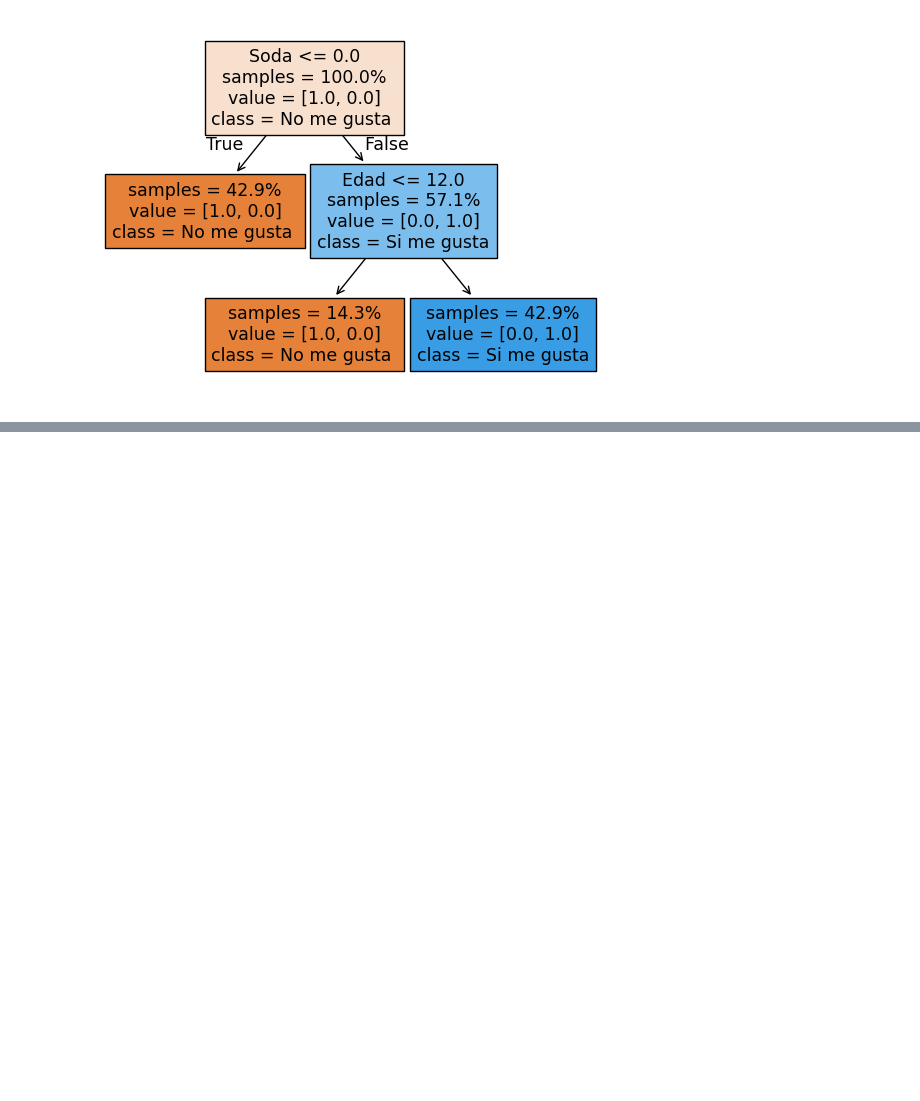
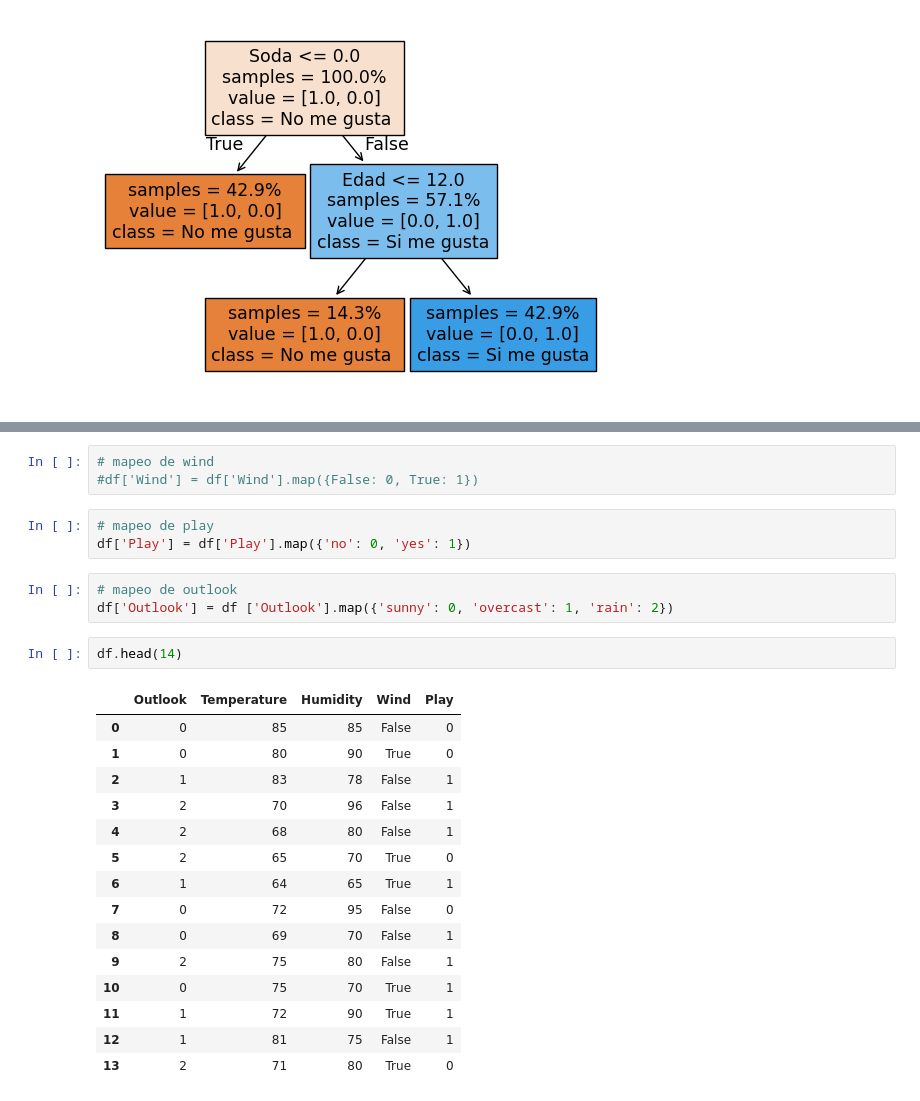
Before and after one commit to DannyDev18/business-intelligence, a Jupyter notebook: ArbolesDecision/arbol_decision.ipynb, the cells around one changed output, grey strips where cells are left out. Cells and saved outputs as stored; diff of their text form; blank space fills up the shorter version.

```diff
--- a/ArbolesDecision/arbol_decision.ipynb
+++ b/ArbolesDecision/arbol_decision.ipynb
@@ -281,0 +367,27 @@ plt.show()
+# %%
+# mapeo de wind
+#df['Wind'] = df['Wind'].map({False: 0, True: 1})
+# %%
+# mapeo de play
+df['Play'] = df['Play'].map({'no': 0, 'yes': 1})
+# %%
+# mapeo de outlook
+df['Outlook'] = df ['Outlook'].map({'sunny': 0, 'overcast': 1, 'rain': 2})
+# %%
+df.head(14)
+# %% [output]
+|  | Outlook | Temperature | Humidity | Wind | Play |
+| 0 | 0 | 85 | 85 | False | 0 |
+| 1 | 0 | 80 | 90 | True | 0 |
+| 2 | 1 | 83 | 78 | False | 1 |
+| 3 | 2 | 70 | 96 | False | 1 |
+| 4 | 2 | 68 | 80 | False | 1 |
+| 5 | 2 | 65 | 70 | True | 0 |
+| 6 | 1 | 64 | 65 | True | 1 |
+| 7 | 0 | 72 | 95 | False | 0 |
+| 8 | 0 | 69 | 70 | False | 1 |
+| 9 | 2 | 75 | 80 | False | 1 |
+| 10 | 0 | 75 | 70 | True | 1 |
+| 11 | 1 | 72 | 90 | True | 1 |
+| 12 | 1 | 81 | 75 | False | 1 |
+| 13 | 2 | 71 | 80 | True | 0 |
```
Also changed, not shown: parts of 25 cells of this notebook.
